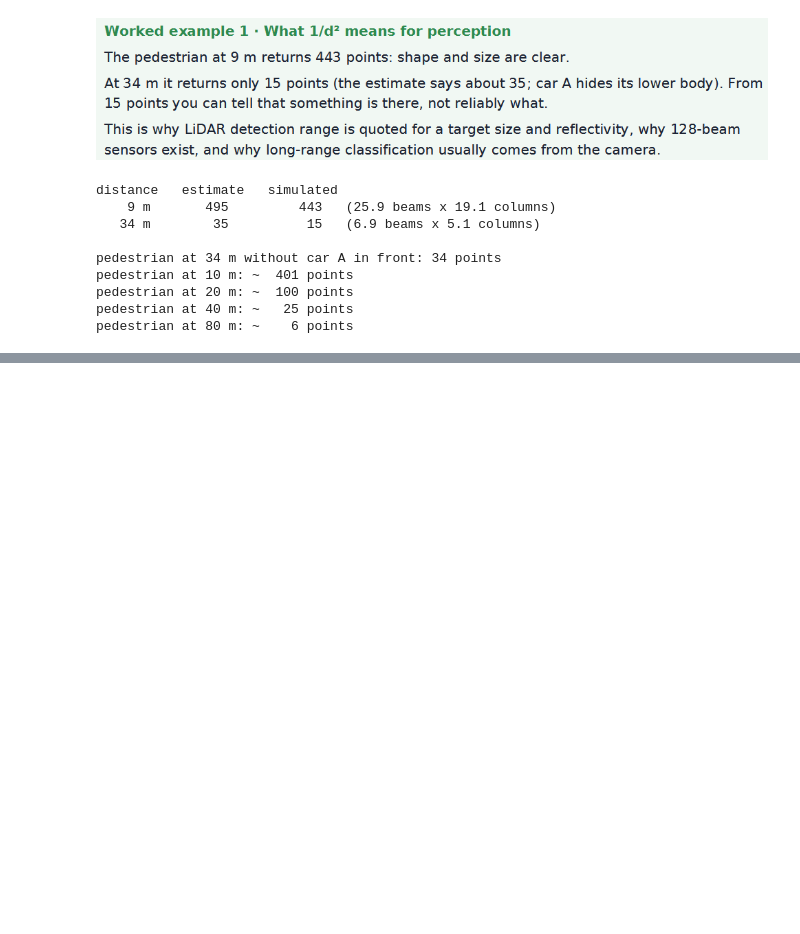
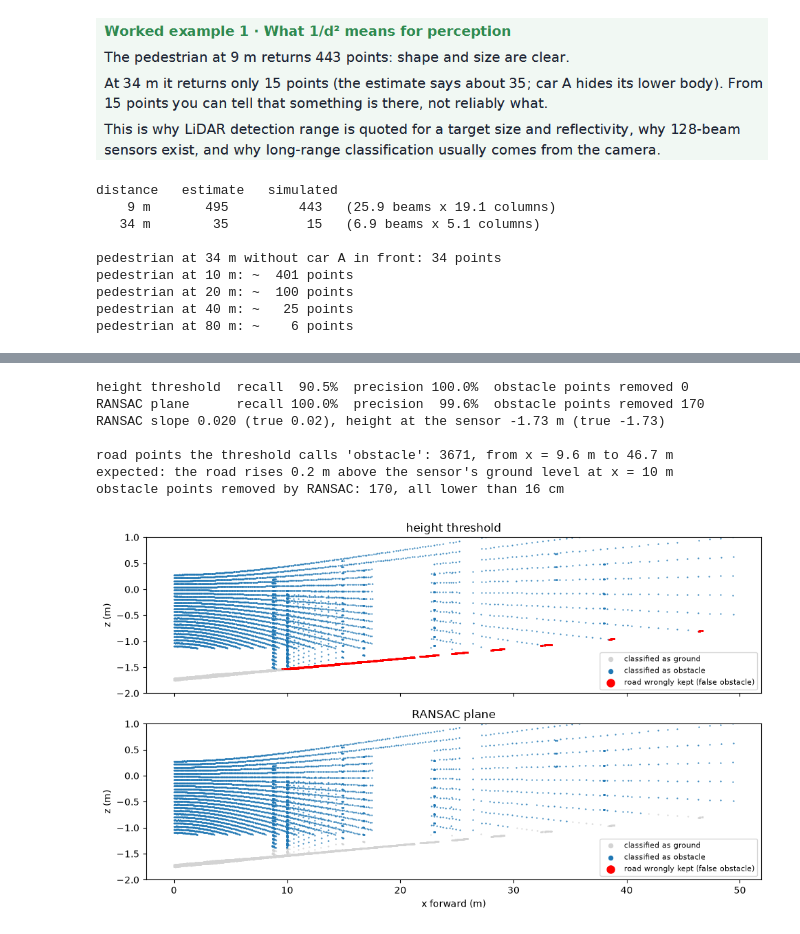
Before and after one commit to Ali-Haider-NSU/lidar-camera-fusion, a Jupyter notebook: notebooks/practice_lidar.ipynb, the cells around one changed output, grey strips where cells are left out. Cells and saved outputs as stored; diff of their text form; code cells hidden in the pictures; blank space fills up the shorter version.

Commit message:
Practice: worked example 2 – ground removal, threshold vs RANSAC

```diff
--- a/notebooks/practice_lidar.ipynb
+++ b/notebooks/practice_lidar.ipynb
@@ -38,0 +41,60 @@ pedestrian at 80 m: ~    6 points
+# %%
+import sys; sys.path.insert(0, "..")
+import numpy as np
+import matplotlib.pyplot as plt
+from src import scene
+from src.pointcloud import crop, ransac_plane
+
+rng = np.random.default_rng(0)
+points, labels, cloud = scene.simulate_scan(rng)
+roi, roi_mask = crop(cloud)                      # 0-50 m ahead, +-10 m to the side
+p = roi[:, :3]
+is_ground = labels[roi_mask] == 1                # ground truth from the simulation
+
+# two ground classifiers
+ground_naive = p[:, 2] < -scene.SENSOR_HEIGHT + 0.2       # "everything low is ground"
+n, d, ground_ransac = ransac_plane(p, threshold=0.15)
+
+def report(name, pred):
+    tp = np.sum(pred & is_ground)
+    print(f"{name:17s} recall {tp / is_ground.sum():6.1%}  precision {tp / pred.sum():6.1%}  "
+          f"obstacle points removed {np.sum(pred & ~is_ground)}")
+
+report("height threshold", ground_naive)
+report("RANSAC plane", ground_ransac)
+print(f"RANSAC slope {-n[0] / n[2]:.3f} (true {scene.SLOPE}), "
+      f"height at the sensor {-d / n[2]:.2f} m (true {-scene.SENSOR_HEIGHT})")
+
+# where does the threshold fail?
+missed = is_ground & ~ground_naive
+print(f"\nroad points the threshold calls 'obstacle': {missed.sum()}, "
+      f"from x = {p[missed, 0].min():.1f} m to {p[missed, 0].max():.1f} m")
+x_fail = 0.2 / scene.SLOPE
+print(f"expected: the road rises 0.2 m above the sensor's ground level at x = {x_fail:.0f} m")
+
+# which obstacle points does RANSAC remove?
+lost = ground_ransac & ~is_ground
+h = p[lost, 2] - scene.ground_z(p[lost, 0])
+print(f"obstacle points removed by RANSAC: {lost.sum()}, all lower than {h.max() * 100:.0f} cm")
+
+# side view
+fig, ax = plt.subplots(2, 1, figsize=(10, 6), sharex=True)
+for a, pred, title in [(ax[0], ground_naive, "height threshold"),
+                       (ax[1], ground_ransac, "RANSAC plane")]:
+    a.scatter(p[pred, 0], p[pred, 2], s=0.3, c="lightgrey", label="classified as ground")
+    a.scatter(p[~pred, 0], p[~pred, 2], s=0.3, c="tab:blue", label="classified as obstacle")
+    a.scatter(p[~pred & is_ground, 0], p[~pred & is_ground, 2], s=1, c="red",
+              label="road wrongly kept (false obstacle)")
+    a.set_ylim(-2, 1); a.set_ylabel("z (m)"); a.set_title(title)
+    a.legend(markerscale=8, fontsize=8)
+ax[1].set_xlabel("x forward (m)")
+plt.tight_layout(); plt.show()
+# %% [output]
+height threshold  recall  90.5%  precision 100.0%  obstacle points removed 0
+RANSAC plane      recall 100.0%  precision  99.6%  obstacle points removed 170
+RANSAC slope 0.020 (true 0.02), height at the sensor -1.73 m (true -1.73)
+
+road points the threshold calls 'obstacle': 3671, from x = 9.6 m to 46.7 m
+expected: the road rises 0.2 m above the sensor's ground level at x = 10 m
+obstacle points removed by RANSAC: 170, all lower than 16 cm
+[figure, added]
```
Also changed, not shown: parts of 1 cell of this notebook.
